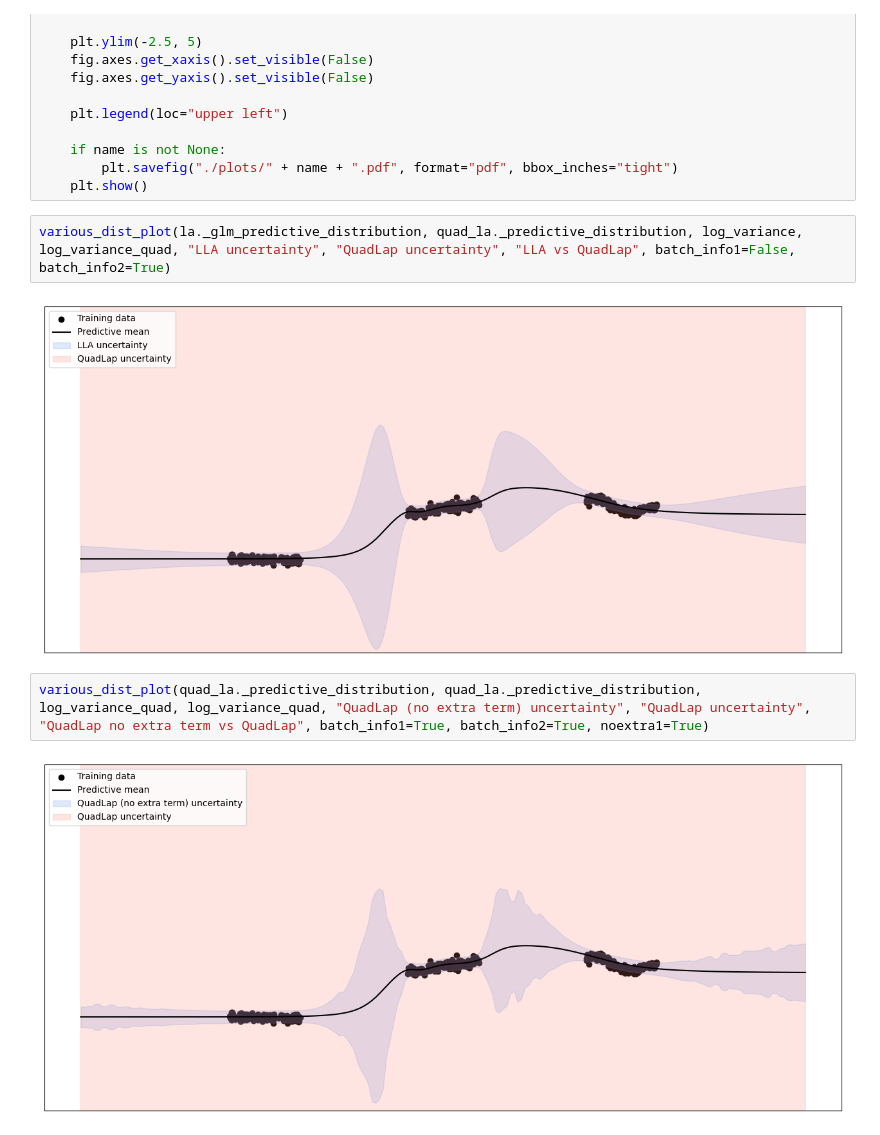
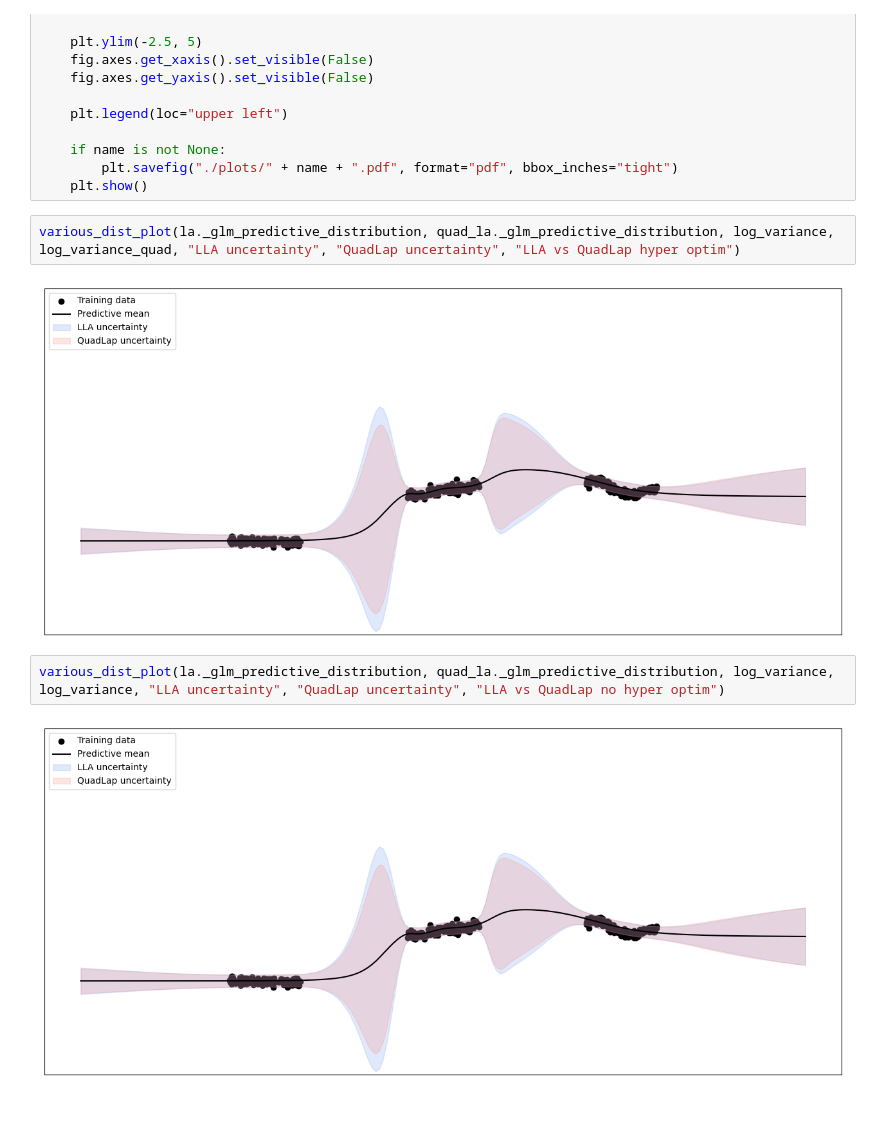
Before and after one commit to pedro-jgl/QuadraticLaplaceMethod, a Jupyter notebook: ToyExample.ipynb, the cells around one changed output. Cells and saved outputs as stored; diff of their text form.

```diff
--- a/ToyExample.ipynb
+++ b/ToyExample.ipynb
@@ -279,10 +279,10 @@ def various_dist_plot(model1_predictive, model2_predictive, log_var1, log_var2,
         plt.savefig("./plots/" + name + ".pdf", format="pdf", bbox_inches="tight")
     plt.show()
 # %%
-various_dist_plot(la._glm_predictive_distribution, quad_la._predictive_distribution, log_variance, log_variance_quad, "LLA uncertainty", "QuadLap uncertainty", "LLA vs QuadLap", batch_info1=False, batch_info2=True)
+various_dist_plot(la._glm_predictive_distribution, quad_la._glm_predictive_distribution, log_variance, log_variance_quad, "LLA uncertainty", "QuadLap uncertainty", "LLA vs QuadLap hyper optim")
 # %% [output]
-[figure, old version]
+[figure, new version]
 # %%
-various_dist_plot(quad_la._predictive_distribution, quad_la._predictive_distribution, log_variance_quad, log_variance_quad, "QuadLap (no extra term) uncertainty", "QuadLap uncertainty", "QuadLap no extra term vs QuadLap", batch_info1=True, batch_info2=True, noextra1=True)
+various_dist_plot(la._glm_predictive_distribution, quad_la._glm_predictive_distribution, log_variance, log_variance, "LLA uncertainty", "QuadLap uncertainty", "LLA vs QuadLap no hyper optim")
 # %% [output]
-[figure, old version]
+[figure, new version]
```
Also changed, not shown: parts of 5 cells of this notebook, 1 other file.
